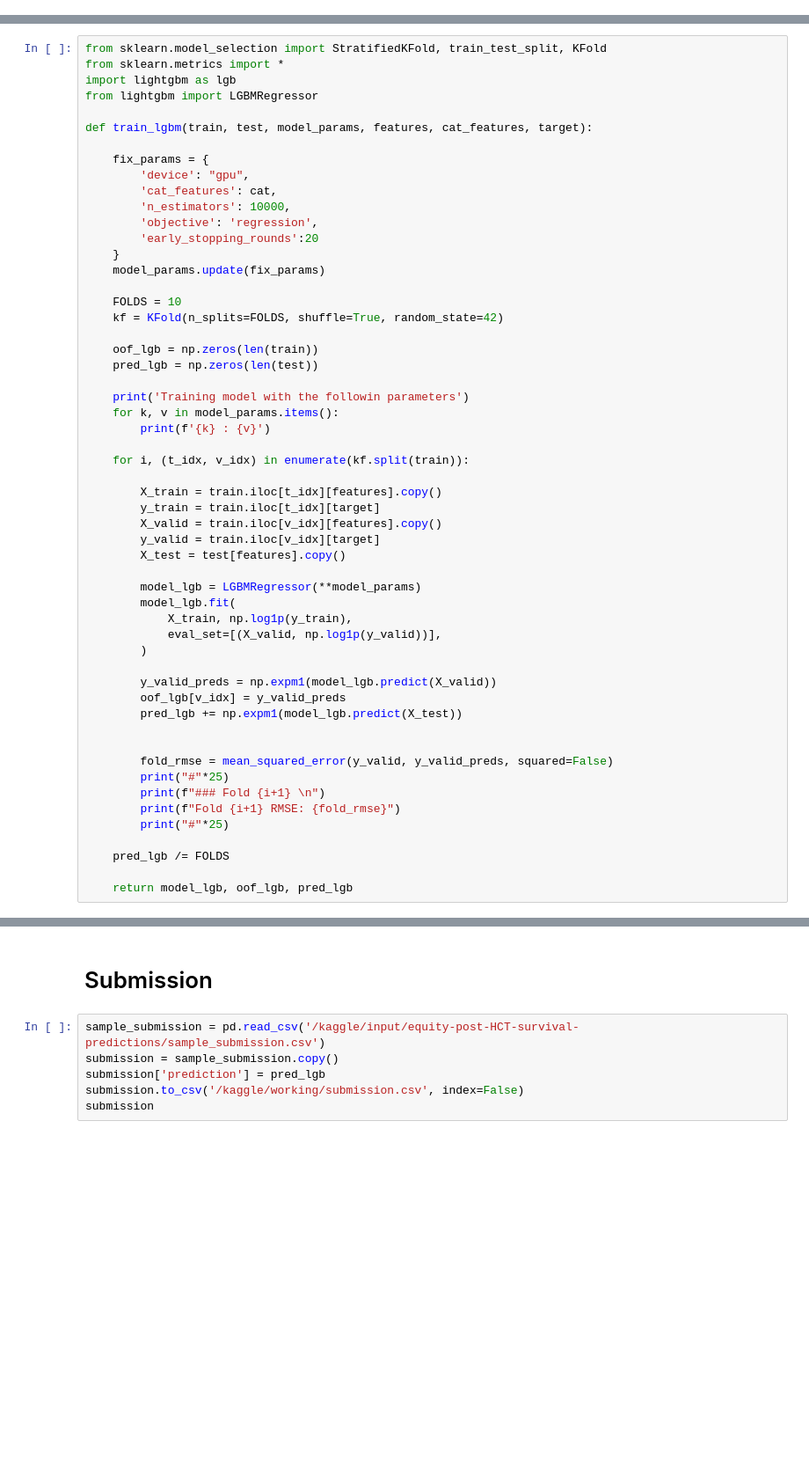
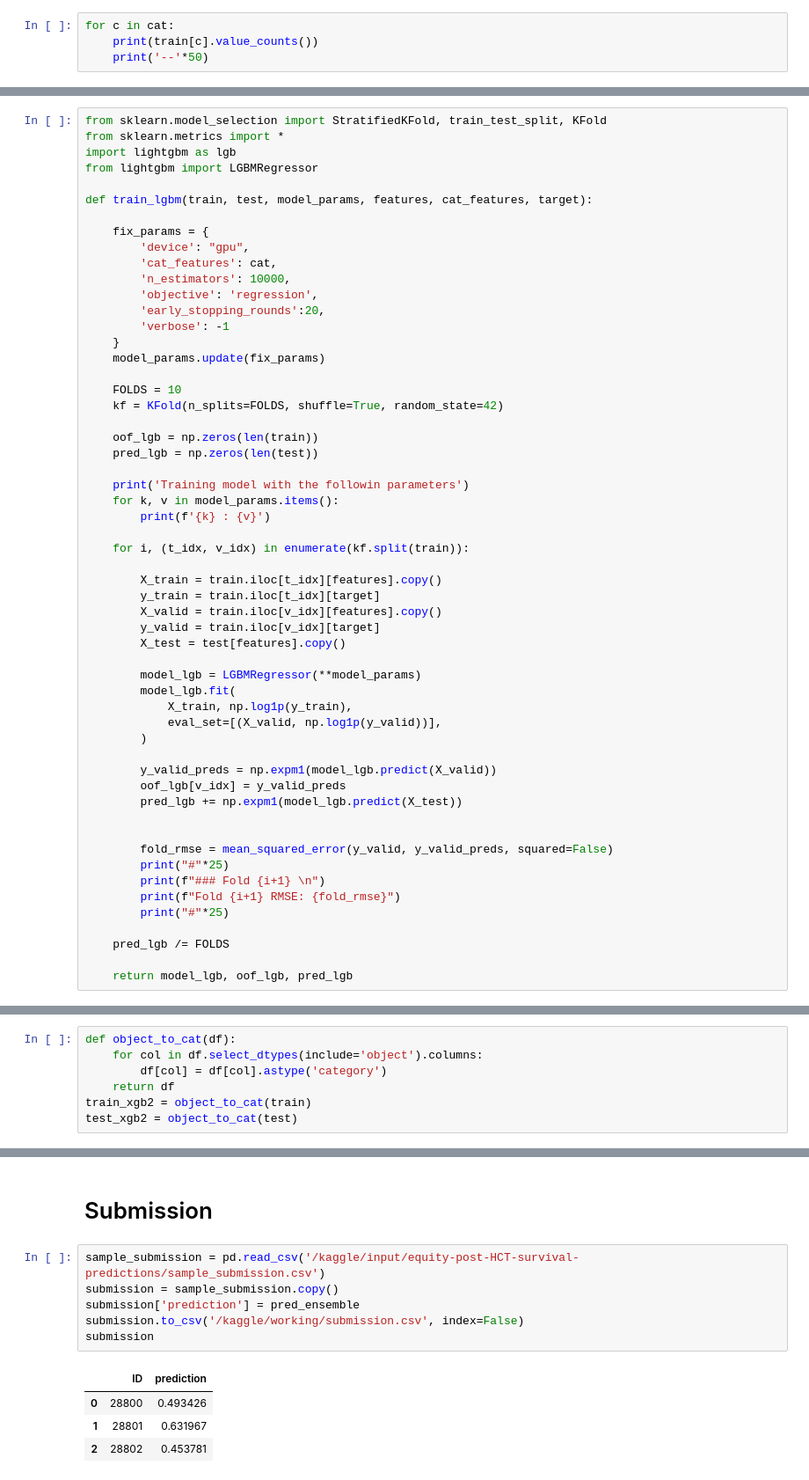
Before and after one commit to Thiraput01/CIBMTR-Equity-in-post-HCT-Survival-Predictions, a Jupyter notebook: main.ipynb, the cells around one changed output, grey strips where cells are left out. Shown at 88% size. Saved outputs shown, nothing was run; the diff lists cells and outputs as text; blank space fills up the shorter version.

Commit message:
Kaggle Notebook | CIBMTR - Equity in post-HCT Survival Predictions | ensemble

```diff
--- a/main.ipynb
+++ b/main.ipynb
@@ -292,3 +301,7 @@ There are 22 numerical features
 # test = convert_64_to_32(test, num)
 # %% [markdown]
 # Feature eng
+# %%
+for c in cat:
+    print(train[c].value_counts())
+    print('--'*50)
@@ -464,7 +495,8 @@ def train_lgbm(train, test, model_params, features, cat_features, target):
         'cat_features': cat,
         'n_estimators': 10000,
         'objective': 'regression',
-        'early_stopping_rounds':20
+        'early_stopping_rounds':20,
+        'verbose': -1
     }
     model_params.update(fix_params)
 
@@ -610,6 +624,13 @@ one_hot_encode_features = [
 
 # Apply the encoding
 train_xgb, test_xgb, features_xgb = encode_features_xgb(train, test, label_encode_features, one_hot_encode_features, features)
+# %%
+def object_to_cat(df):
+    for col in df.select_dtypes(include='object').columns:
+        df[col] = df[col].astype('category')
+    return df
+train_xgb2 = object_to_cat(train)
+test_xgb2 = object_to_cat(test)
 # %%
 model_params = {
     'device': "gpu",
@@ -1170,6 +1272,11 @@ print(f"\nOverall CV for KaplanMeier =", m)
 # %%
 sample_submission = pd.read_csv('/kaggle/input/equity-post-HCT-survival-predictions/sample_submission.csv')
 submission = sample_submission.copy()
-submission['prediction'] = pred_lgb
+submission['prediction'] = pred_ensemble
 submission.to_csv('/kaggle/working/submission.csv', index=False)
 submission
+# %% [output]
+|  | ID | prediction |
+| 0 | 28800 | 0.493426 |
+| 1 | 28801 | 0.631967 |
+| 2 | 28802 | 0.453781 |
```
Also changed, not shown: parts of 27 cells of this notebook.
